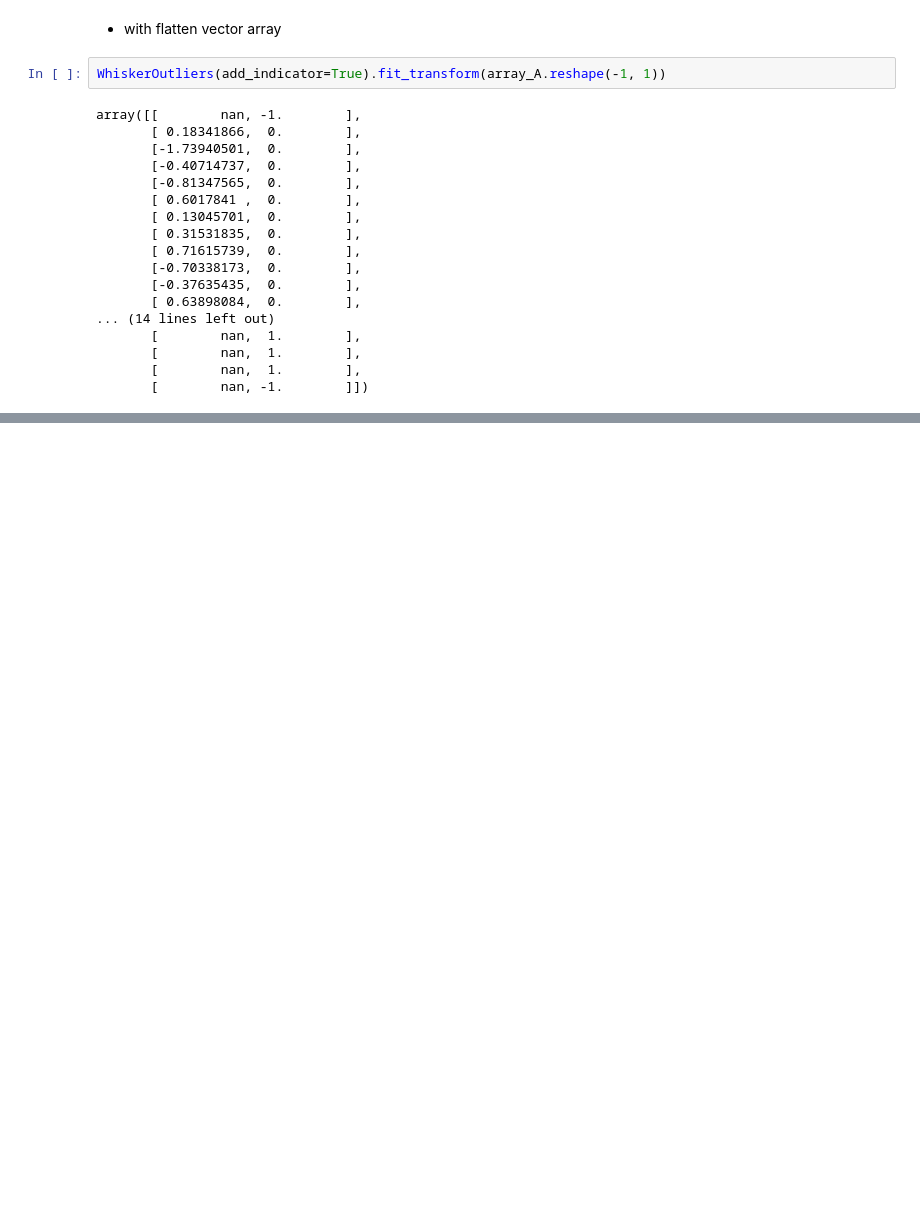
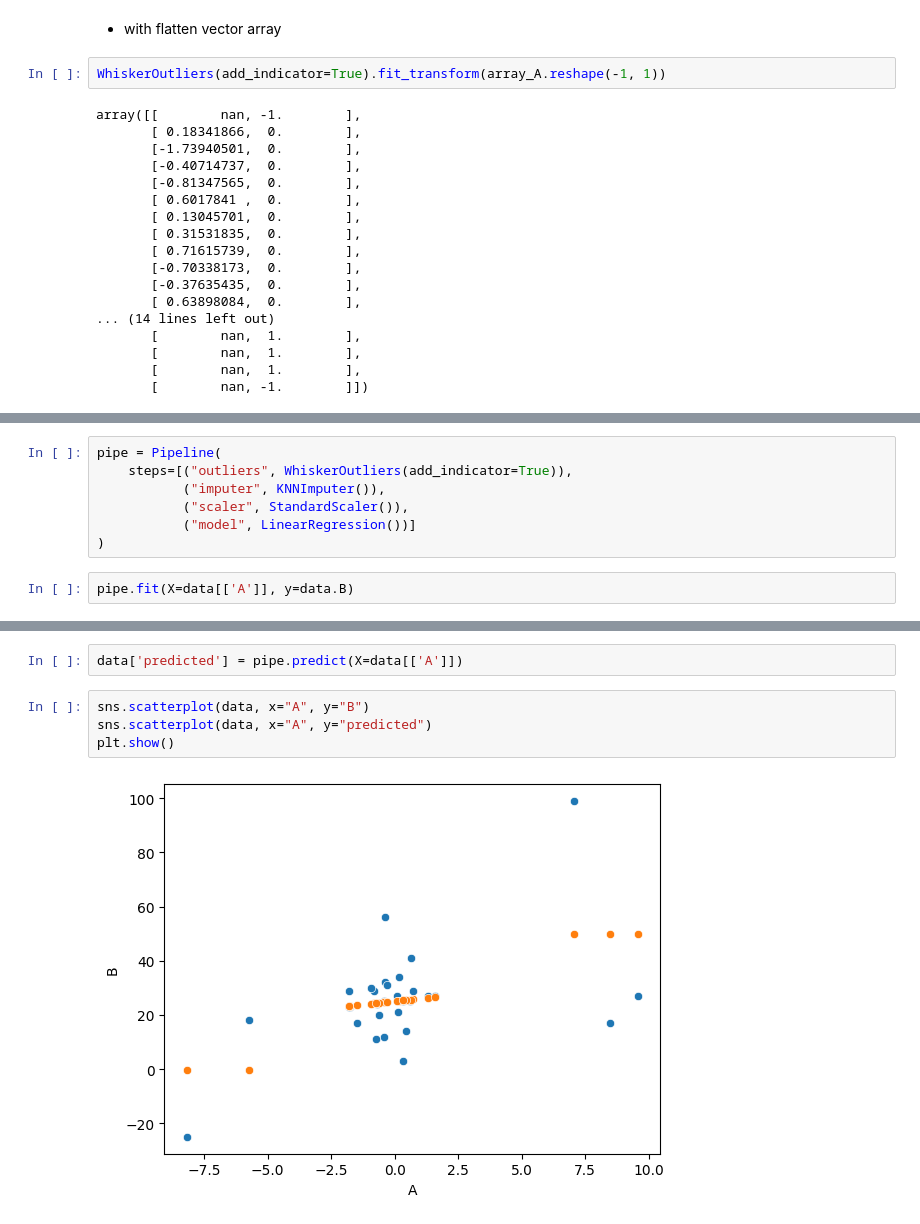
Before and after one commit to ayaranitram/datascience_tools, a Jupyter notebook: scikit-learn-whiskers_demo.ipynb, the cells around one changed output, grey strips where cells are left out. Drawn from its saved outputs; the diff is of its cells as text; blank space fills up the shorter version.

```diff
--- a/scikit-learn-whiskers_demo.ipynb
+++ b/scikit-learn-whiskers_demo.ipynb
@@ -394,0 +593,9 @@ array([[        nan, -1.        ],
+# %%
+pipe = Pipeline(
+    steps=[("outliers", WhiskerOutliers(add_indicator=True)),
+           ("imputer", KNNImputer()),
+           ("scaler", StandardScaler()),
+           ("model", LinearRegression())]
+)
+# %%
+pipe.fit(X=data[['A']], y=data.B)
@@ -394,0 +615,8 @@ array([[        nan, -1.        ],
+# %%
+data['predicted'] = pipe.predict(X=data[['A']])
+# %%
+sns.scatterplot(data, x="A", y="B")
+sns.scatterplot(data, x="A", y="predicted")
+plt.show()
+# %% [output]
+[figure, added]
```
Also changed, not shown: parts of 43 cells of this notebook, 9 other files.
